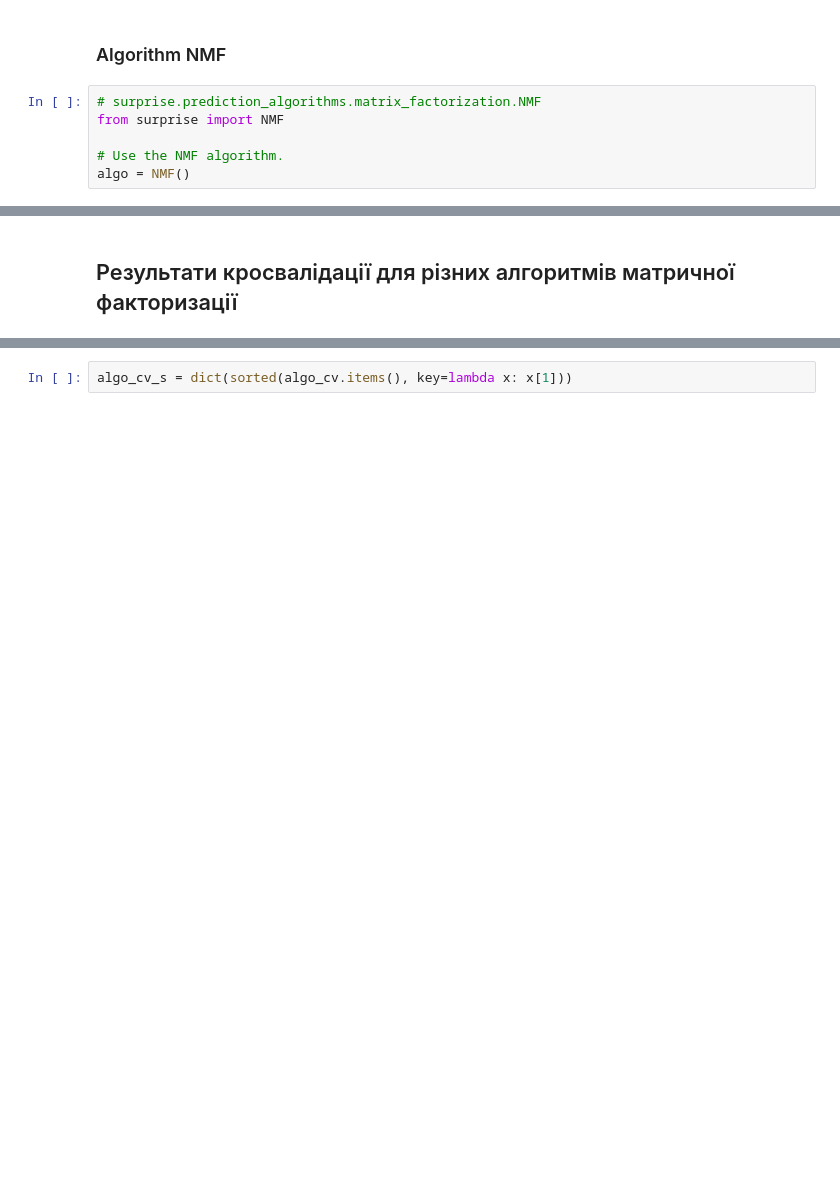
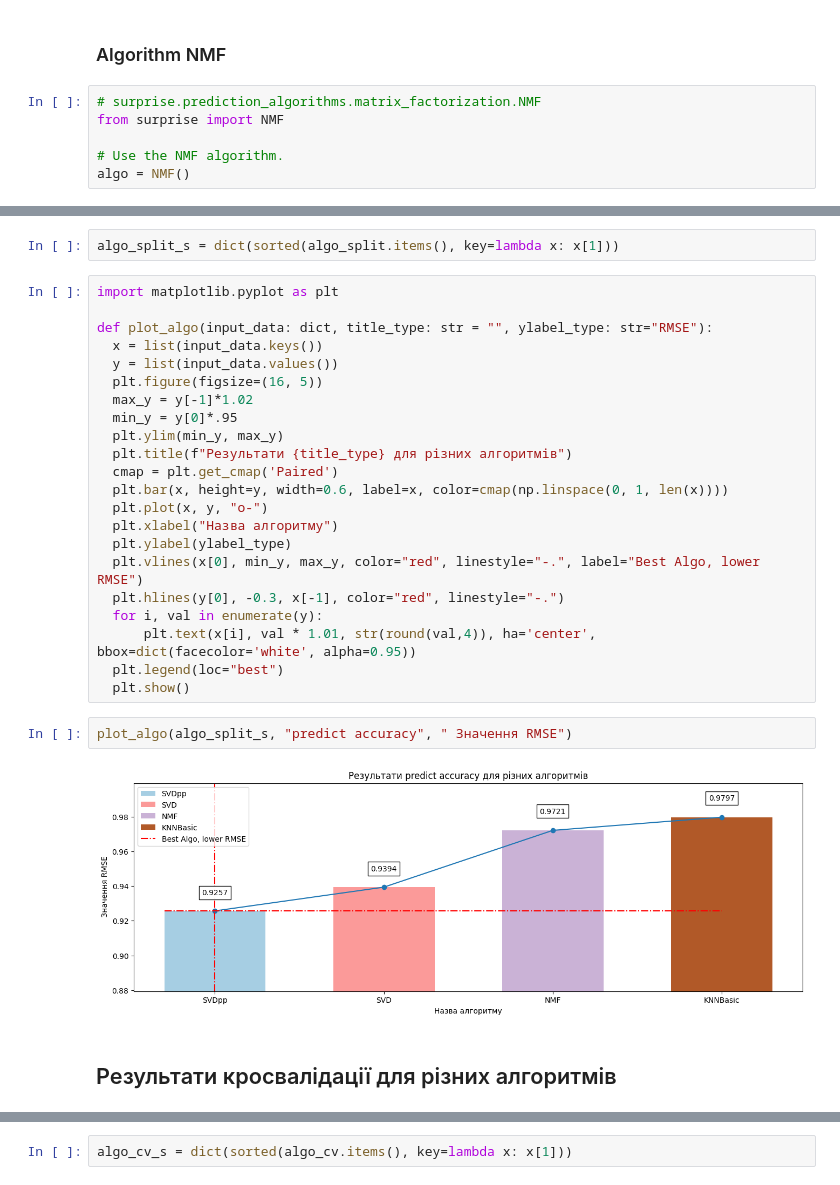
Before and after one commit to lexxai/goit_python_ds_hw_07, a Jupyter notebook: goit_python_ds_hw_07.ipynb, the cells around one changed output, grey strips where cells are left out. Drawn from its saved outputs; the diff is of its cells as text; blank space fills up the shorter version.

```diff
--- a/goit_python_ds_hw_07.ipynb
+++ b/goit_python_ds_hw_07.ipynb
@@ -337,5 +317,33 @@ mean_rmse=0.9632386209754499
+# %%
+algo_split_s = dict(sorted(algo_split.items(), key=lambda x: x[1]))
+# %%
+import matplotlib.pyplot as plt
+
+def plot_algo(input_data: dict, title_type: str = "", ylabel_type: str="RMSE"):
+  x = list(input_data.keys())
+  y = list(input_data.values())
+  plt.figure(figsize=(16, 5))
+  max_y = y[-1]*1.02
+  min_y = y[0]*.95
+  plt.ylim(min_y, max_y)
+  plt.title(f"Результати {title_type} для різних алгоритмів")
+  cmap = plt.get_cmap('Paired')
+  plt.bar(x, height=y, width=0.6, label=x, color=cmap(np.linspace(0, 1, len(x))))
+  plt.plot(x, y, "o-")
+  plt.xlabel("Назва алгоритму")
+  plt.ylabel(ylabel_type)
+  plt.vlines(x[0], min_y, max_y, color="red", linestyle="-.", label="Best Algo, lower RMSE")
+  plt.hlines(y[0], -0.3, x[-1], color="red", linestyle="-.")
+  for i, val in enumerate(y):
+      plt.text(x[i], val * 1.01, str(round(val,4)), ha='center', bbox=dict(facecolor='white', alpha=0.95))
+  plt.legend(loc="best")
+  plt.show()
+# %%
+plot_algo(algo_split_s, "predict accuracy", " Значення RMSE")
+# %% [output]
+[figure, added]
 # %% [markdown]
-## Результати кросвалідації для різних алгоритмів матричної факторизації
+## Результати кросвалідації для різних алгоритмів
 # %%
 algo_cv
 # %% [output]
```
Also changed, not shown: parts of 35 cells of this notebook.
